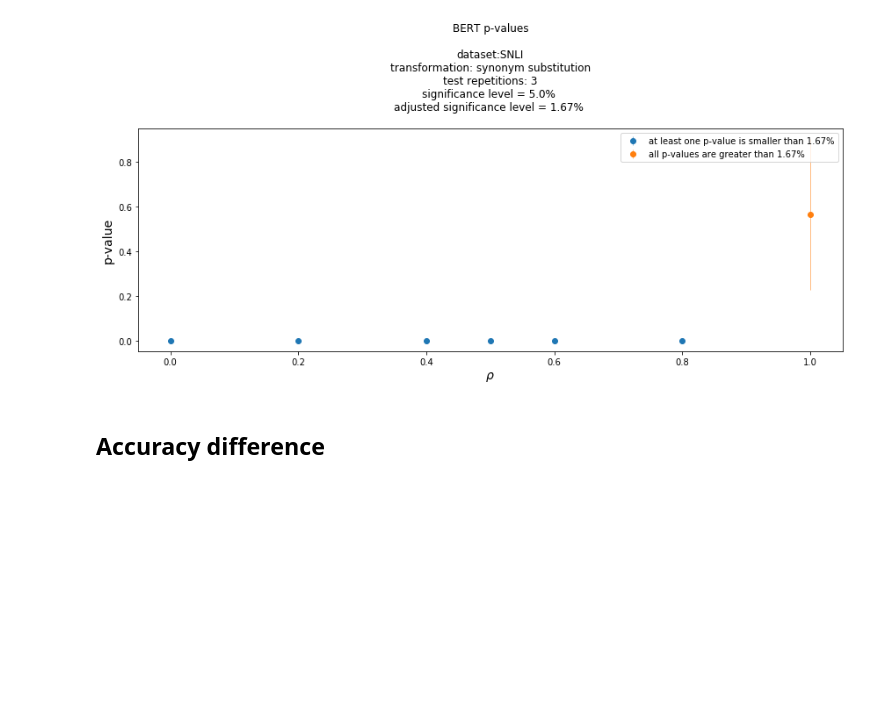
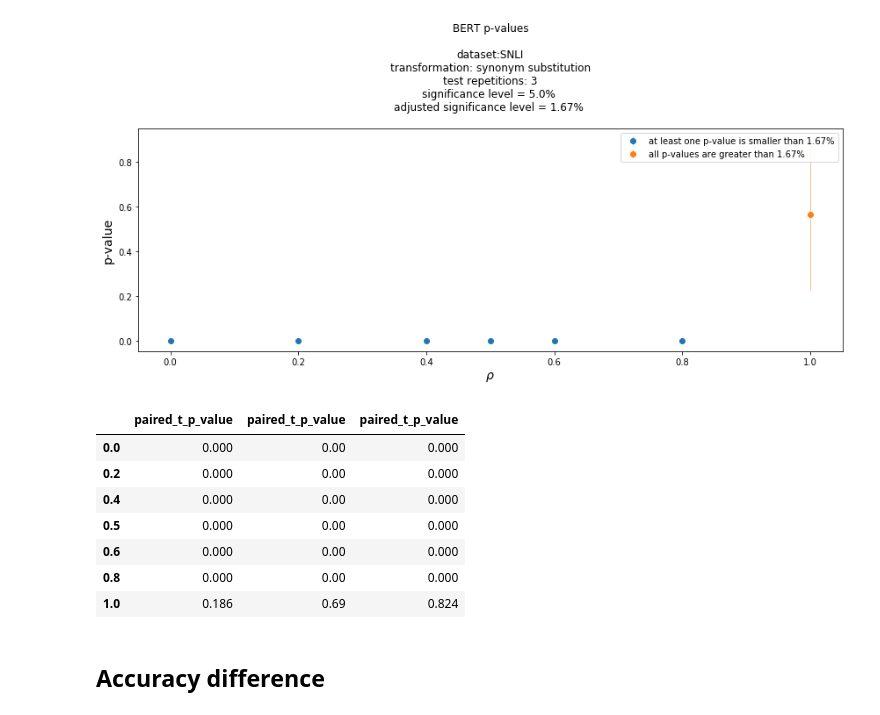
Before and after one commit to lukewanless/looking-for-equivalences, a Jupyter notebook: src/check_results_bert_base_p_and_h.ipynb, the cells around one changed output. Cells and saved outputs as stored; diff of their text form; code cells hidden in the pictures; blank space fills up the shorter version.

```diff
--- a/src/check_results_bert_base_p_and_h.ipynb
+++ b/src/check_results_bert_base_p_and_h.ipynb
@@ -18,11 +18,11 @@ all_accs = []
 all_transformed_accs = []
 all_paired_t_p_values = []
 all_dev_plus_diff = []
+all_time = []
 
 m_name = "bert_base"
 test_repetitions = 3
 batchs = range(1, test_repetitions + 1)
-# batchs= [1, 3] # TEMP
 
 for i in tqdm(batchs):
     test_accuracy  = get_ts_from_results_folder(path="results/snli/{}/syn_p_h/batch{}/".format(m_name, i),
@@ -37,7 +37,12 @@ for i in tqdm(batchs):
     diff  = get_ts_from_results_folder(path="results/snli/{}/syn_p_h/batch{}/".format(m_name, i),
                                                     stat="dev_plus_accuracy_difference")
 
+    t_time  = get_ts_from_results_folder(path="results/snli/{}/syn_p_h/batch{}/".format(m_name,i),
+                                                    stat="test_time")
+
+
     all_accs.append(test_accuracy)
     all_transformed_accs.append(transformed_test_accuracy)
     all_paired_t_p_values.append(paired_t_p_value)
     all_dev_plus_diff.append(diff)
+    all_time.append(t_time)
@@ -101,6 +111,17 @@ fig.tight_layout()
 fig.savefig('figs/bert_p_values_snli_syn_p_h.png', bbox_inches=None, pad_inches=0.5)
 # %% [output]
 [figure]
+# %%
+pd.concat(all_paired_t_p_values, 1)
+# %% [output]
+|  | paired_t_p_value | paired_t_p_value | paired_t_p_value |
+| 0.0 | 0.000 | 0.00 | 0.000 |
+| 0.2 | 0.000 | 0.00 | 0.000 |
+| 0.4 | 0.000 | 0.00 | 0.000 |
+| 0.5 | 0.000 | 0.00 | 0.000 |
+| 0.6 | 0.000 | 0.00 | 0.000 |
+| 0.8 | 0.000 | 0.00 | 0.000 |
+| 1.0 | 0.186 | 0.69 | 0.824 |
 # %% [markdown]
 ## Accuracy difference
 # %%
```
Also changed, not shown: parts of 1 cell of this notebook, 1 other file.
